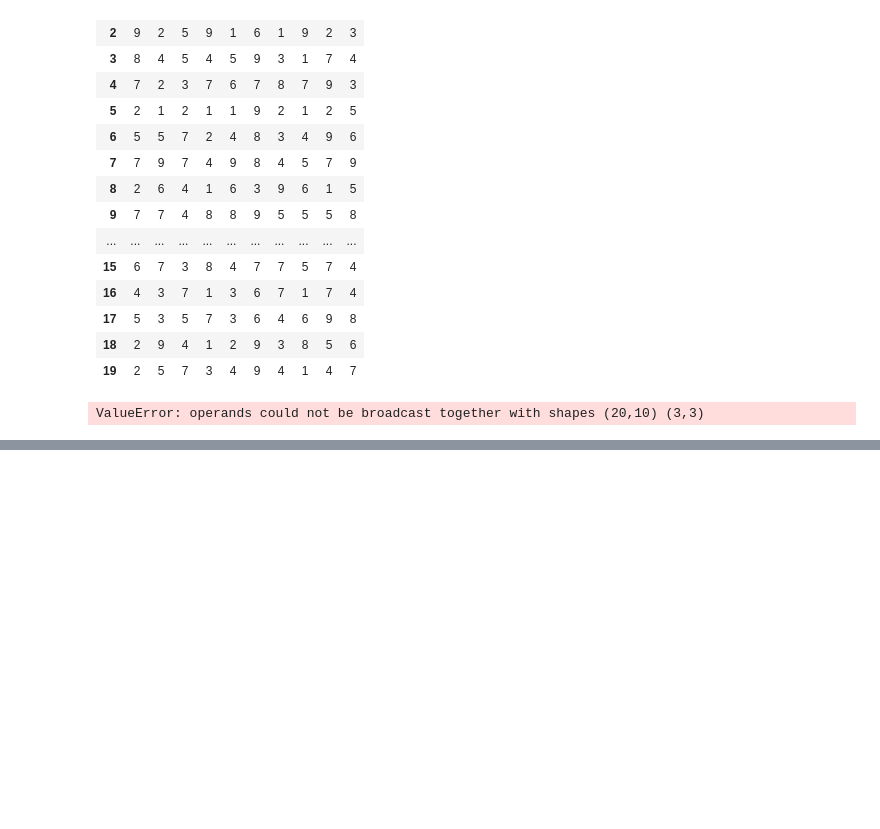
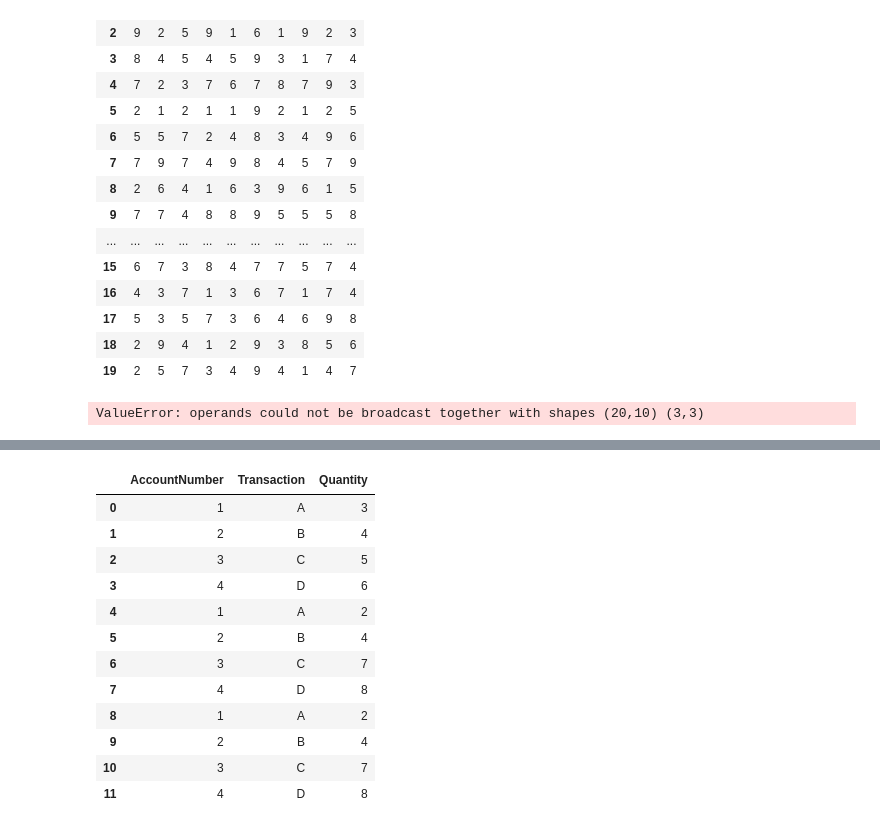
Before and after one commit to VanilaSudheer/data-analysis-playground, a Jupyter notebook: numpy.ipynb, the cells around one changed output, grey strips where cells are left out. Drawn from its saved outputs; the diff is of its cells as text; code cells hidden in the pictures; blank space fills up the shorter version.

Commit message:
excelfile functions

```diff
--- a/numpy.ipynb
+++ b/numpy.ipynb
@@ -570,0 +625,28 @@ plt.ylim(-3,5)
+# %%
+# Read the Excel file into a DataFrame
+df = pd.read_excel('pandas_example.xlsx')
+# New data to append
+new_data = pd.DataFrame({'AccountNumber': [1, 2, 3, 4],
+        'Transaction': ['A', 'B', 'C', 'D'],
+		'Quantity' : [2,4,7,8]})
+
+# Concatenate the existing DataFrame with new data
+df = pd.concat([df, new_data], ignore_index=True)
+
+# Write the combined DataFrame back to the Excel file
+df.to_excel('pandas_example.xlsx', index=False)
+df
+# %% [output]
+|  | AccountNumber | Transaction | Quantity |
+| 0 | 1 | A | 3 |
+| 1 | 2 | B | 4 |
+| 2 | 3 | C | 5 |
+| 3 | 4 | D | 6 |
+| 4 | 1 | A | 2 |
+| 5 | 2 | B | 4 |
+| 6 | 3 | C | 7 |
+| 7 | 4 | D | 8 |
+| 8 | 1 | A | 2 |
+| 9 | 2 | B | 4 |
+| 10 | 3 | C | 7 |
+| 11 | 4 | D | 8 |
```
Also changed, not shown: parts of 19 cells of this notebook.
